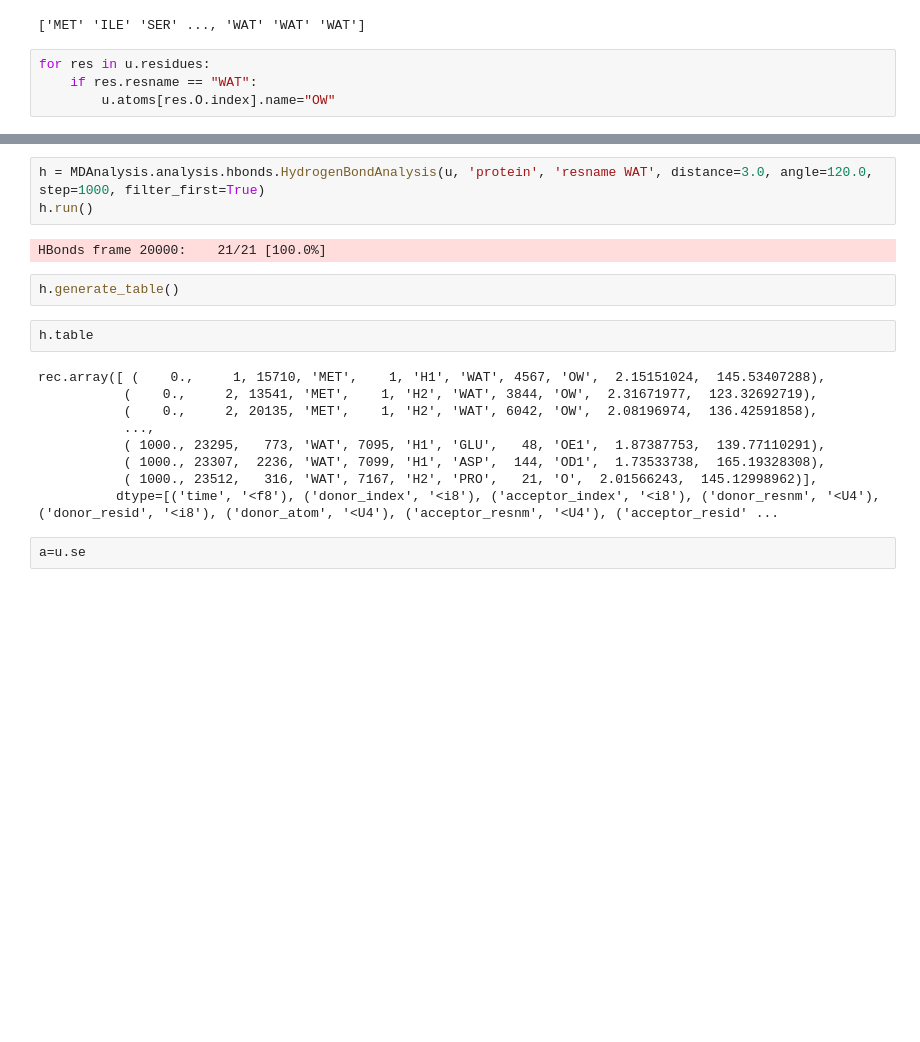
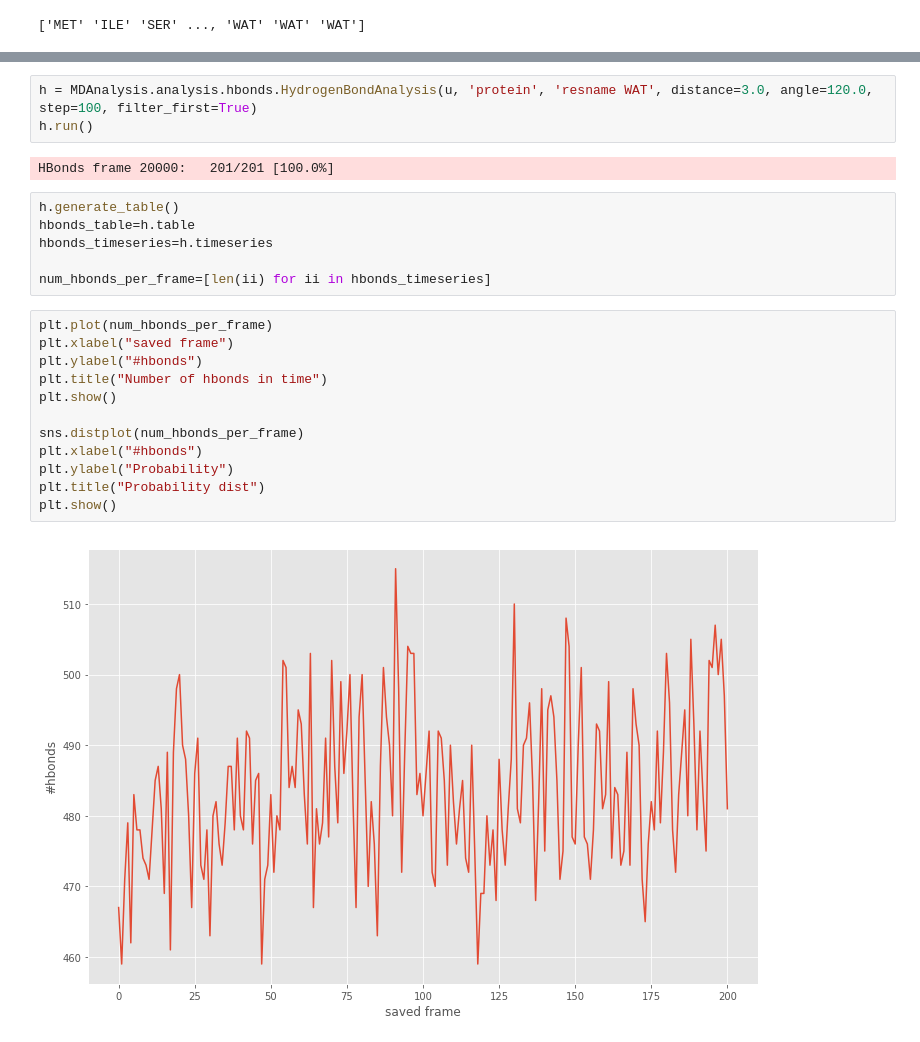
Before and after one commit to uibcdf/example_analysis, a Jupyter notebook: Notebooks/NB_DPG.ipynb, the cells around one changed output, grey strips where cells are left out. Saved outputs shown, nothing was run; the diff lists cells and outputs as text; blank space fills up the shorter version.

Commit message:
calculando hbonds

```diff
--- a/Notebooks/NB_DPG.ipynb
+++ b/Notebooks/NB_DPG.ipynb
@@ -79,7 +73,3 @@ Number of atoms: 23558   Number of frames: 20001
 print(u.residues.resnames)
 # %% [output]
 ['MET' 'ILE' 'SER' ..., 'WAT' 'WAT' 'WAT']
-# %%
-for res in u.residues:
-    if res.resname == "WAT":
-        u.atoms[res.O.index].name="OW"
@@ -86,20 +81,25 @@ for res in u.residues:
 # %%
-h = MDAnalysis.analysis.hbonds.HydrogenBondAnalysis(u, 'protein', 'resname WAT', distance=3.0, angle=120.0, step=1000, filter_first=True)
+h = MDAnalysis.analysis.hbonds.HydrogenBondAnalysis(u, 'protein', 'resname WAT', distance=3.0, angle=120.0, step=100, filter_first=True)
 h.run()
 # %% [output]
-HBonds frame 20000:    21/21 [100.0%]
+HBonds frame 20000:   201/201 [100.0%]
-# %%
-h.generate_table()
-# %%
-h.table
-# %% [output]
-rec.array([ (    0.,     1, 15710, 'MET',    1, 'H1', 'WAT', 4567, 'OW',  2.15151024,  145.53407288),
-           (    0.,     2, 13541, 'MET',    1, 'H2', 'WAT', 3844, 'OW',  2.31671977,  123.32692719),
-           (    0.,     2, 20135, 'MET',    1, 'H2', 'WAT', 6042, 'OW',  2.08196974,  136.42591858),
-           ...,
-           ( 1000., 23295,   773, 'WAT', 7095, 'H1', 'GLU',   48, 'OE1',  1.87387753,  139.77110291),
-           ( 1000., 23307,  2236, 'WAT', 7099, 'H1', 'ASP',  144, 'OD1',  1.73533738,  165.19328308),
-           ( 1000., 23512,   316, 'WAT', 7167, 'H2', 'PRO',   21, 'O',  2.01566243,  145.12998962)],
-          dtype=[('time', '<f8'), ('donor_index', '<i8'), ('acceptor_index', '<i8'), ('donor_resnm', '<U4'), ('donor_resid', '<i8'), ('donor_atom', '<U4'), ('acceptor_resnm', '<U4'), ('acceptor_resid' ...
-# %%
-a=u.se
+# %%
+h.generate_table()
+hbonds_table=h.table
+hbonds_timeseries=h.timeseries
+
+num_hbonds_per_frame=[len(ii) for ii in hbonds_timeseries]
+# %%
+plt.plot(num_hbonds_per_frame)
+plt.xlabel("saved frame")
+plt.ylabel("#hbonds")
+plt.title("Number of hbonds in time")
+plt.show()
+
+sns.distplot(num_hbonds_per_frame)
+plt.xlabel("#hbonds")
+plt.ylabel("Probability")
+plt.title("Probability dist")
+plt.show()
+# %% [output]
+[figure, added]
```
Also changed, not shown: parts of 9 cells of this notebook.
